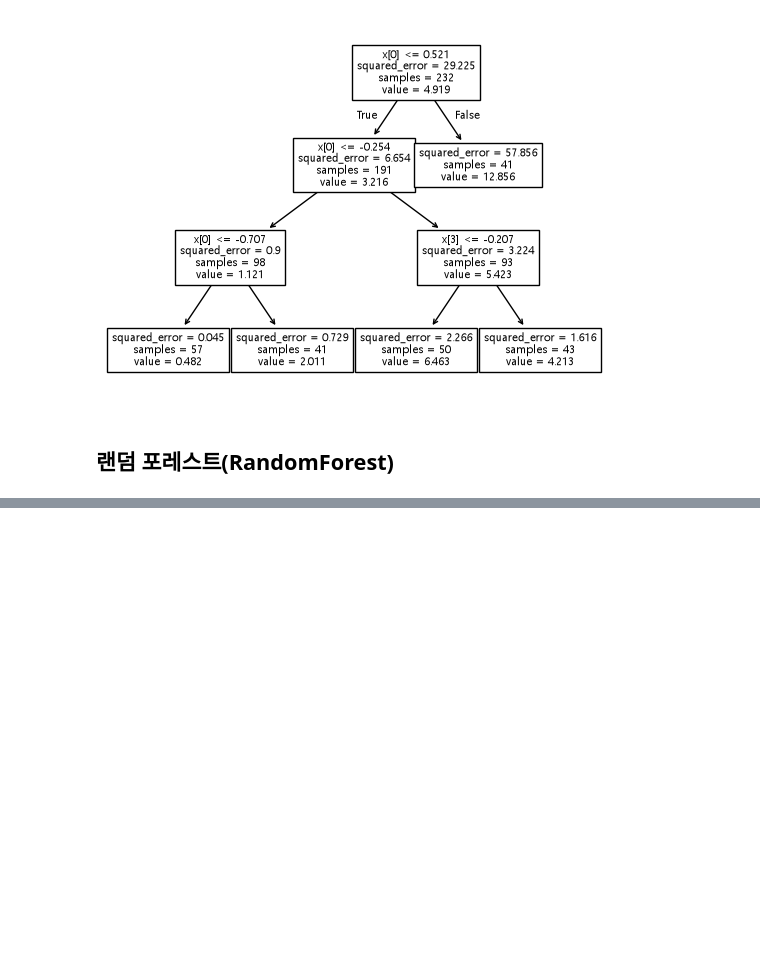
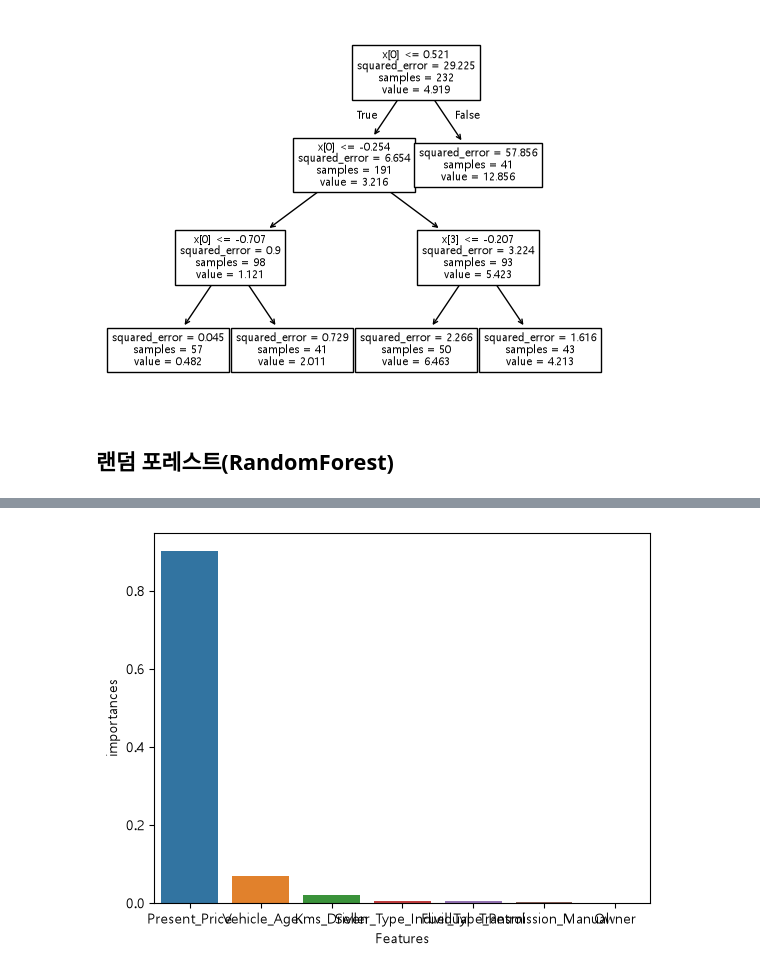
Before and after one commit to Seu1k2/kdt_ml, a Jupyter notebook: 8. DecisionTree, RandomForest.ipynb, the cells around one changed output, grey strips where cells are left out. Drawn from its saved outputs; the diff is of its cells as text; code cells hidden in the pictures; blank space fills up the shorter version.

```diff
--- a/8. DecisionTree, RandomForest.ipynb
+++ b/8. DecisionTree, RandomForest.ipynb
@@ -557,0 +569,4 @@ plt.show()
+# %%
+rf = RandomForestRegressor(random_state=2026)
+# %%
+rf.fit(X_train, y_train)
@@ -557,0 +603,7 @@ plt.show()
+# %%
+featrues_imp = pd.DataFrame({
+    "Features": X_train.columns,
+    "importances": rf.feature_importances_
+}).sort_values(by="importances", ascending=False)
+
+featrues_imp
@@ -557,0 +619,6 @@ plt.show()
+# %%
+sns.barplot(featrues_imp, x="Features", y="importances", hue="Features")
+plt.title=("특성의 중요도")
+plt.show()
+# %% [output]
+[figure, added]
```
Also changed, not shown: parts of 10 cells of this notebook, 2 other files.
